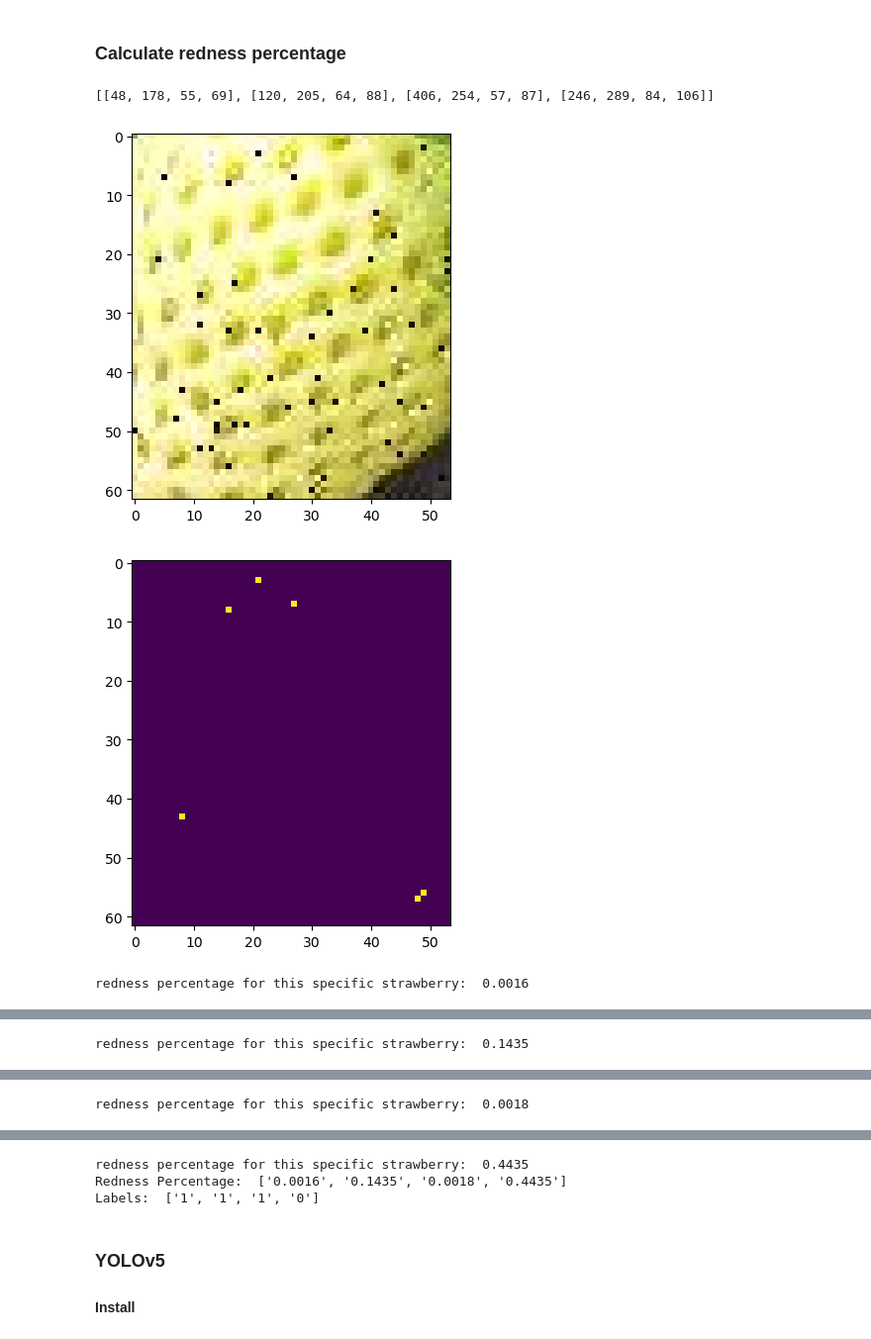
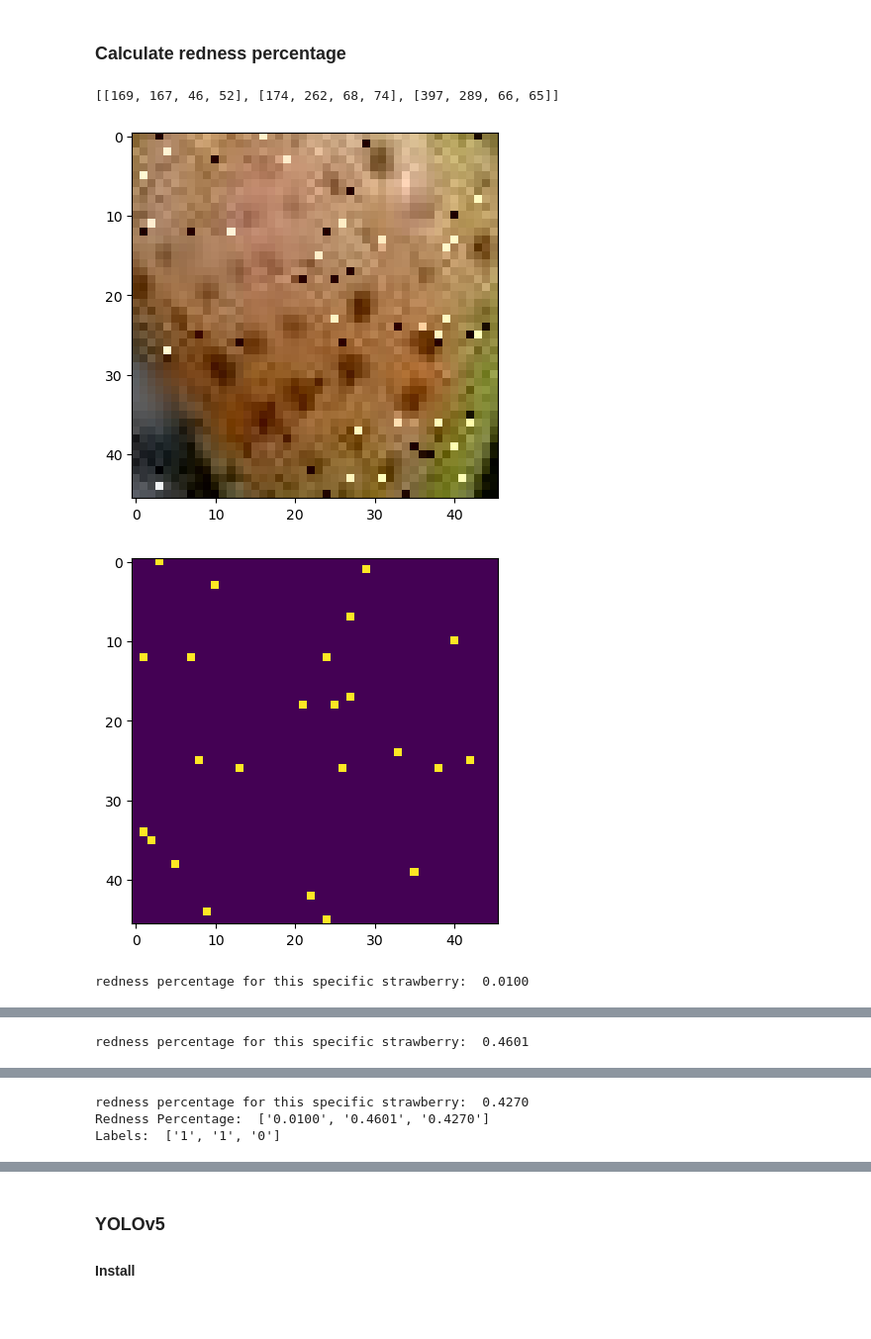
Before and after one commit to KarlssonLucas/dml-project, a Jupyter notebook: project.ipynb, the cells around one changed output, grey strips where cells are left out. Shown at 99% size. Cells and saved outputs as stored; diff of their text form; code cells hidden in the pictures; blank space fills up the shorter version.

```diff
--- a/project.ipynb
+++ b/project.ipynb
@@ -39,7 +39,7 @@ crop
 # %%
 class StrawberryData(Dataset):
 
-    def __init__(self, root, transform, ripe_label=0, unripe_label=1):
+    def __init__(self, root, transform=None, ripe_label=0, unripe_label=1):
         """Constructor
 
         Args:
@@ -96,13 +96,14 @@ class StrawberryData(Dataset):
         image_path = self.image_paths[idx]
         label_path = self.label_paths[idx]
 
-        image = Image.open(image_path)
-
         with open(label_path, 'r') as f:
             annotations = f.readlines()
             annotations = list(map(lambda x: x.replace("\n", "").split(" "), annotations))
 
+        image = image_path
+
         if self.transform:
+            image = Image.open(image_path)
             image = self.transform(image)
 
         return image, annotations
@@ -140,6 +142,6 @@ def display_image(axis, image_tensor, label):
     plt.show()
 
 _, axis = plt.subplots()
-image_tensor, label = train_dataset[35]
+image_tensor, label = train_dataset[0]
 display_image(axis, image_tensor, label)
 # %% [output]
@@ -251,35 +253,35 @@ def get_bbox(label): #label is an array of labels for each image
 #        new_height = h*height
 #        new_bbox = [x, y, new_width, new_height]
 #        new_bboxes = new_bboxes + [new_bbox]
 #    return new_bboxes
 
 
 # Define bounding box coordinates (x, y, width, height)
 bbox = get_bbox(label) # array of bounding boxes
 
 image_width = 512
 image_height = 512
 
 def unnormalize_bbox(normalized_bbox, image_width, image_height):
     unnormalized_bbox = []
     for bbox in normalized_bbox:
         x, y, w, h = bbox
         x_pixel = int(x * image_width)
         y_pixel = int(y * image_height)
         width_pixel = int(w * image_width)
         height_pixel = int(h * image_height)
         unnormalized_bbox = unnormalized_bbox + [[x_pixel, y_pixel, width_pixel, height_pixel]]
     return unnormalized_bbox #array of unnormalized bboxes
 
 print(bbox)
 
 
 # Calculate the redness percentage
-redness_percentage, labels = calculate_redness_percentage(train_dataset[35], bbox) #image tensor and array of unnormalized_bboxes
+redness_percentage, labels = calculate_redness_percentage(train_dataset[0], bbox) #image tensor and array of unnormalized_bboxes
 print("Redness Percentage: ", redness_percentage)
 print("Labels: ", labels)
 # %% [output]
-[[48, 178, 55, 69], [120, 205, 64, 88], [406, 254, 57, 87], [246, 289, 84, 106]]
+[[169, 167, 46, 52], [174, 262, 68, 74], [397, 289, 66, 65]]
-[figure, old version]
+[figure, new version]
-[figure, old version]
+[figure, new version]
-redness percentage for this specific strawberry:  0.0016
+redness percentage for this specific strawberry:  0.0100
@@ -288 +290 @@ redness percentage for this specific strawberry:  0.0016
-redness percentage for this specific strawberry:  0.1435
+redness percentage for this specific strawberry:  0.4601
@@ -291 +293,3 @@ redness percentage for this specific strawberry:  0.1435
-redness percentage for this specific strawberry:  0.0018
+redness percentage for this specific strawberry:  0.4270
+Redness Percentage:  ['0.0100', '0.4601', '0.4270']
+Labels:  ['1', '1', '0']
@@ -294,6 +296,3 @@ redness percentage for this specific strawberry:  0.0018
-redness percentage for this specific strawberry:  0.4435
-Redness Percentage:  ['0.0016', '0.1435', '0.0018', '0.4435']
-Labels:  ['1', '1', '1', '0']
 # %% [markdown]
 ### YOLOv5
 #### Install
```
Also changed, not shown: parts of 8 cells of this notebook.
